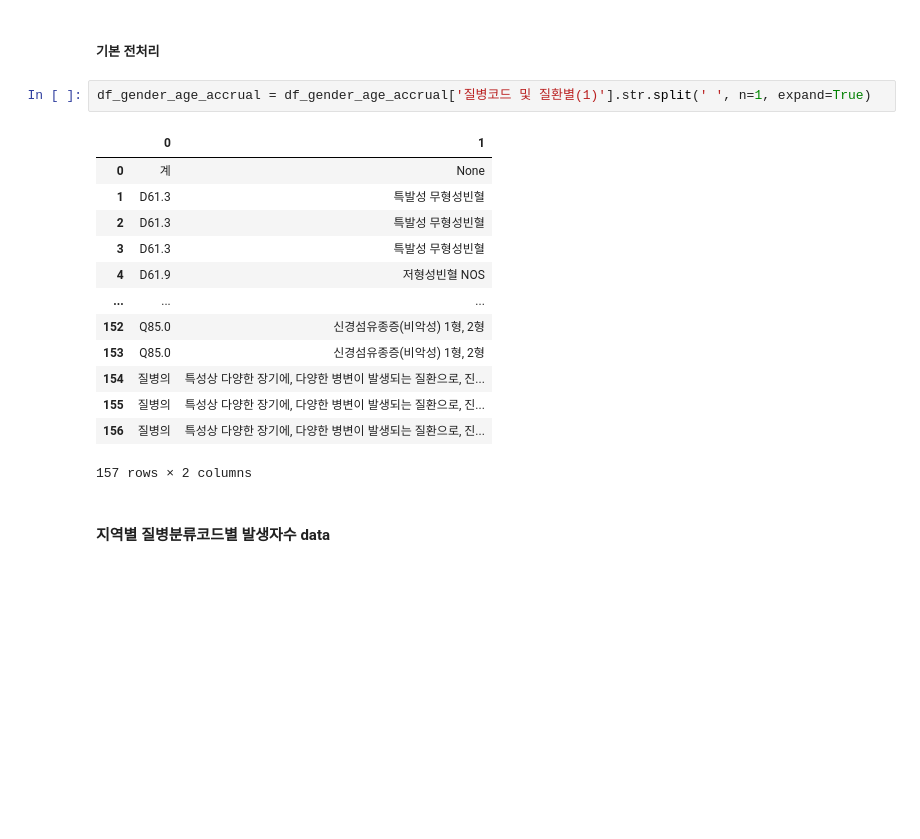
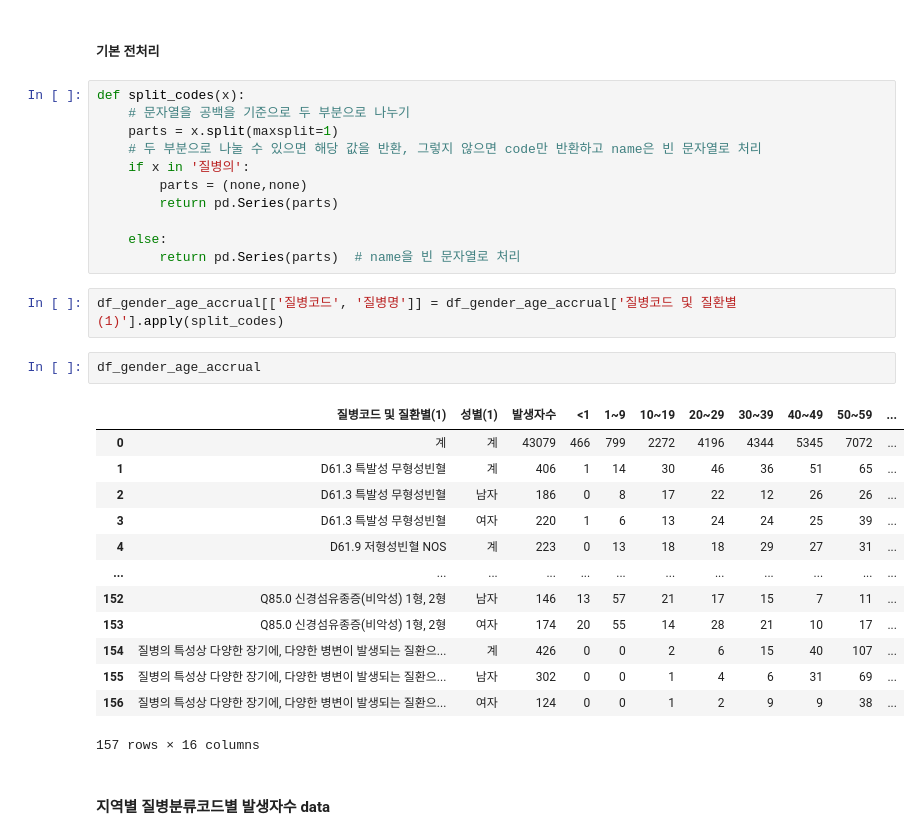
Before and after one commit to kdj0712/rare_field_fastapis, a Jupyter notebook: data/data_analysis/persona2/ipynb/DDA/persona2_DDA_total.ipynb, the cells around one changed output. Drawn from its saved outputs; the diff is of its cells as text; blank space fills up the shorter version.

```diff
--- a/data/data_analysis/persona2/ipynb/DDA/persona2_DDA_total.ipynb
+++ b/data/data_analysis/persona2/ipynb/DDA/persona2_DDA_total.ipynb
@@ -77,21 +77,34 @@ df_gender_age_accrual[:5]
 # %% [markdown]
 ##### 기본 전처리
 # %%
-df_gender_age_accrual = df_gender_age_accrual['질병코드 및 질환별(1)'].str.split(' ', n=1, expand=True)
+def split_codes(x):
+    # 문자열을 공백을 기준으로 두 부분으로 나누기
+    parts = x.split(maxsplit=1)
+    # 두 부분으로 나눌 수 있으면 해당 값을 반환, 그렇지 않으면 code만 반환하고 name은 빈 문자열로 처리
+    if x in '질병의':
+        parts = (none,none)
+        return pd.Series(parts)
+
+    else:
+        return pd.Series(parts)  # name을 빈 문자열로 처리
-# %% [output]
-|  | 0 | 1 |
-| 0 | 계 | None |
-| 1 | D61.3 | 특발성 무형성빈혈 |
-| 2 | D61.3 | 특발성 무형성빈혈 |
-| 3 | D61.3 | 특발성 무형성빈혈 |
-| 4 | D61.9 | 저형성빈혈 NOS |
-| ... | ... | ... |
-| 152 | Q85.0 | 신경섬유종증(비악성) 1형, 2형 |
-| 153 | Q85.0 | 신경섬유종증(비악성) 1형, 2형 |
-| 154 | 질병의 | 특성상 다양한 장기에, 다양한 병변이 발생되는 질환으로, 진... |
-| 155 | 질병의 | 특성상 다양한 장기에, 다양한 병변이 발생되는 질환으로, 진... |
-| 156 | 질병의 | 특성상 다양한 장기에, 다양한 병변이 발생되는 질환으로, 진... |
-157 rows × 2 columns
+# %%
+df_gender_age_accrual[['질병코드', '질병명']] = df_gender_age_accrual['질병코드 및 질환별(1)'].apply(split_codes)
+# %%
+df_gender_age_accrual
+# %% [output]
+|  | 질병코드 및 질환별(1) | 성별(1) | 발생자수 | <1 | 1~9 | 10~19 | 20~29 | 30~39 | 40~49 | 50~59 | ... |
+| 0 | 계 | 계 | 43079 | 466 | 799 | 2272 | 4196 | 4344 | 5345 | 7072 | ... |
+| 1 | D61.3 특발성 무형성빈혈 | 계 | 406 | 1 | 14 | 30 | 46 | 36 | 51 | 65 | ... |
+| 2 | D61.3 특발성 무형성빈혈 | 남자 | 186 | 0 | 8 | 17 | 22 | 12 | 26 | 26 | ... |
+| 3 | D61.3 특발성 무형성빈혈 | 여자 | 220 | 1 | 6 | 13 | 24 | 24 | 25 | 39 | ... |
+| 4 | D61.9 저형성빈혈 NOS | 계 | 223 | 0 | 13 | 18 | 18 | 29 | 27 | 31 | ... |
+| ... | ... | ... | ... | ... | ... | ... | ... | ... | ... | ... | ... |
+| 152 | Q85.0 신경섬유종증(비악성) 1형, 2형 | 남자 | 146 | 13 | 57 | 21 | 17 | 15 | 7 | 11 | ... |
+| 153 | Q85.0 신경섬유종증(비악성) 1형, 2형 | 여자 | 174 | 20 | 55 | 14 | 28 | 21 | 10 | 17 | ... |
+| 154 | 질병의 특성상 다양한 장기에, 다양한 병변이 발생되는 질환으... | 계 | 426 | 0 | 0 | 2 | 6 | 15 | 40 | 107 | ... |
+| 155 | 질병의 특성상 다양한 장기에, 다양한 병변이 발생되는 질환으... | 남자 | 302 | 0 | 0 | 1 | 4 | 6 | 31 | 69 | ... |
+| 156 | 질병의 특성상 다양한 장기에, 다양한 병변이 발생되는 질환으... | 여자 | 124 | 0 | 0 | 1 | 2 | 9 | 9 | 38 | ... |
+157 rows × 16 columns
 # %% [markdown]
 #### 지역별 질병분류코드별 발생자수 data
 # %%
```
